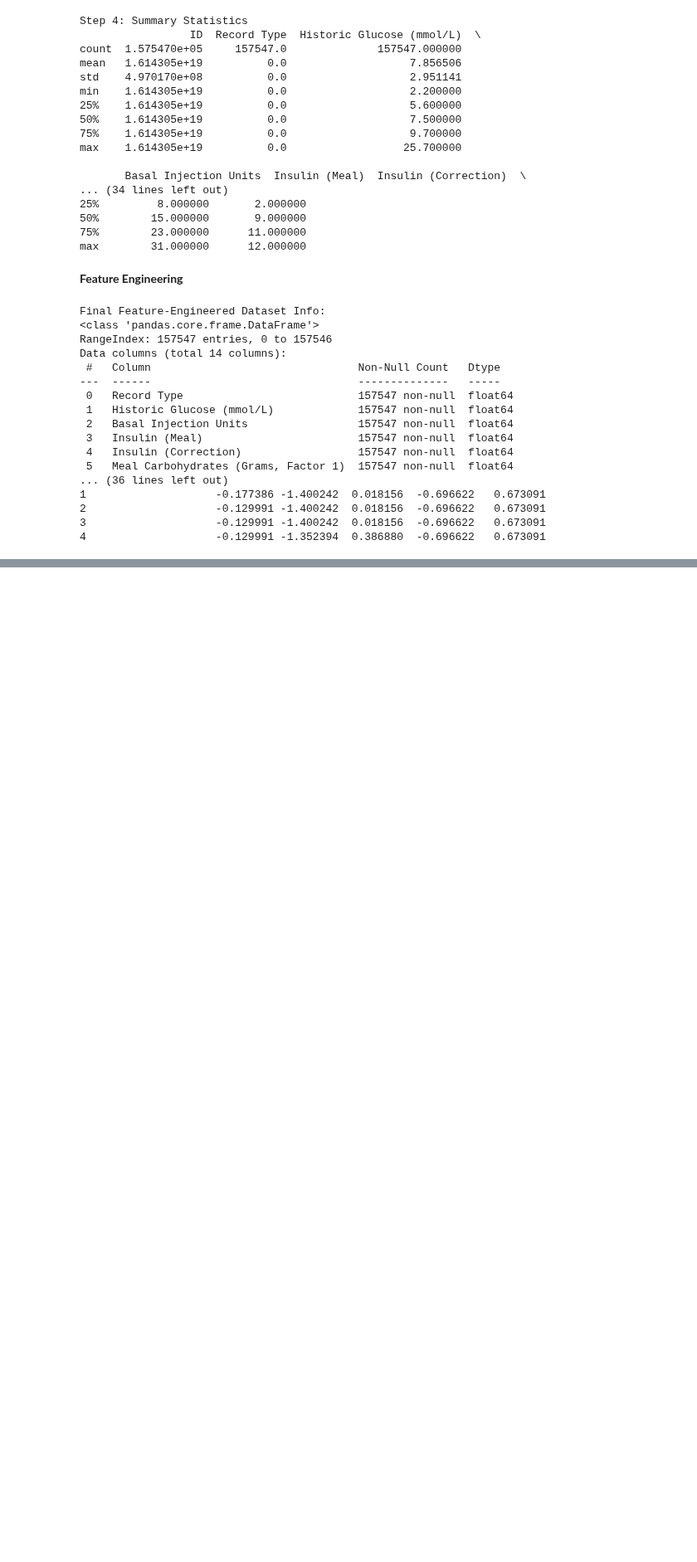
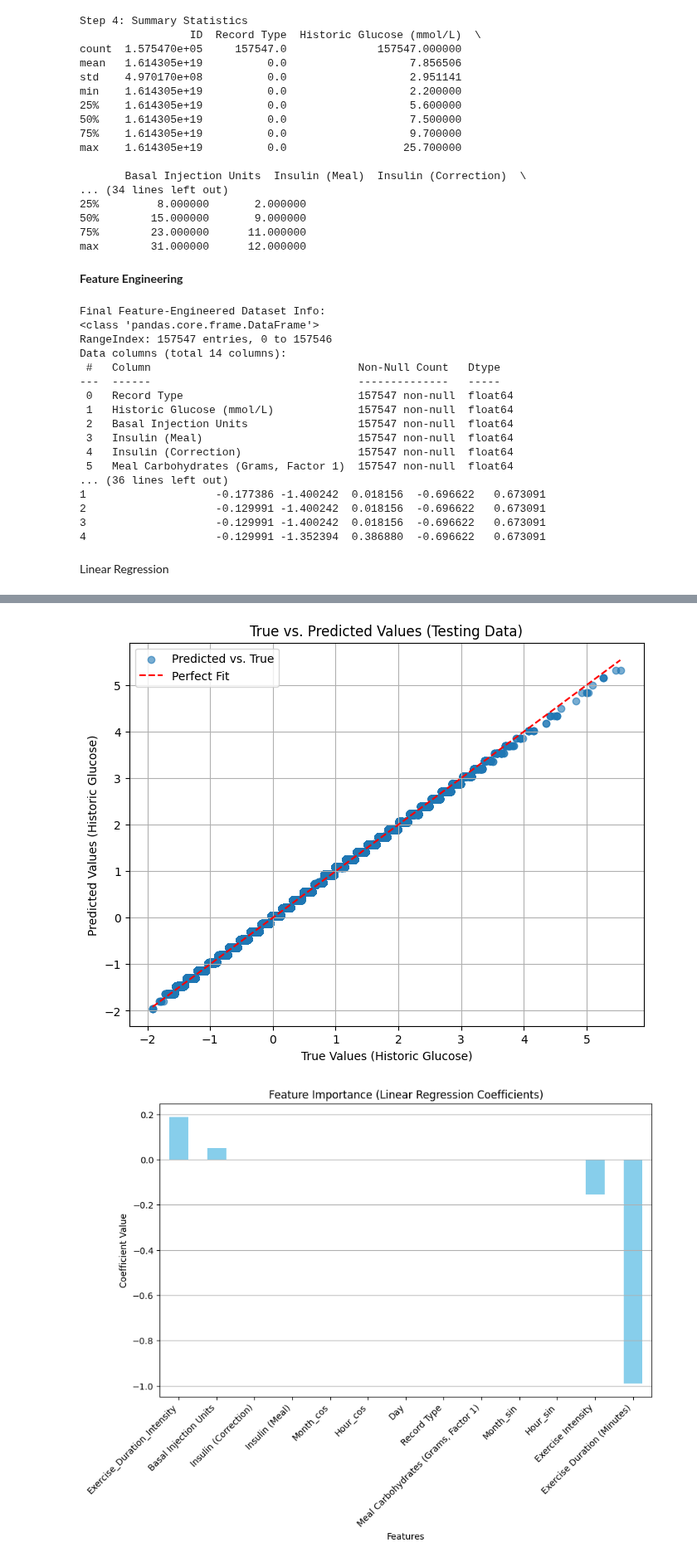
Before and after one commit to SoroushSoleymani/engg680_2024_fall, a Jupyter notebook: ENG680_Project/Comparative_Analysis_of_Machine_Learning_Models.ipynb, the cells around one changed output, grey strips where cells are left out. Shown at 83% size. Cells and saved outputs as stored; diff of their text form; code cells hidden in the pictures; blank space fills up the shorter version.

Commit message:
Soroush did Linear Regression

```diff
--- a/ENG680_Project/Comparative_Analysis_of_Machine_Learning_Models.ipynb
+++ b/ENG680_Project/Comparative_Analysis_of_Machine_Learning_Models.ipynb
@@ -228,3 +228,80 @@ Data columns (total 14 columns):
 2                    -0.129991 -1.400242  0.018156  -0.696622   0.673091
 3                    -0.129991 -1.400242  0.018156  -0.696622   0.673091
 4                    -0.129991 -1.352394  0.386880  -0.696622   0.673091
+# %% [markdown]
+Linear Regression
+# %%
+# Import necessary libraries
+import pandas as pd
+import numpy as np
+from sklearn.linear_model import LinearRegression
+from sklearn.model_selection import train_test_split
+from sklearn.metrics import mean_absolute_error, mean_squared_error, r2_score
+import matplotlib.pyplot as plt
+
+# Step 1: Load and Prepare the Dataset
+# Assuming the feature-engineered dataset is already loaded into the variable `data`
+
+# Define target and features
+target_column = 'Historic Glucose (mmol/L)'
+X = data.drop(columns=[target_column])  # Features
+y = data[target_column]  # Target variable
+
+# Step 2: Split Data into Training and Testing Sets
+X_train, X_test, y_train, y_test = train_test_split(X, y, test_size=0.3, random_state=42)
+
+# Step 3: Initialize and Train the Linear Regression Model
+lr_model = LinearRegression()
+lr_model.fit(X_train, y_train)
+
+# Step 4: Make Predictions
+y_train_pred = lr_model.predict(X_train)
+y_test_pred = lr_model.predict(X_test)
+
+# Step 5: Evaluate the Model
+mae_train = mean_absolute_error(y_train, y_train_pred)
+mae_test = mean_absolute_error(y_test, y_test_pred)
+
+mse_train = mean_squared_error(y_train, y_train_pred)
+mse_test = mean_squared_error(y_test, y_test_pred)
+
+r2_train = r2_score(y_train, y_train_pred)
+r2_test = r2_score(y_test, y_test_pred)
+
+# Print Evaluation Metrics
+print("Linear Regression Model Evaluation:")
+print(f"Training MAE: {mae_train:.4f}, Testing MAE: {mae_test:.4f}")
+print(f"Training MSE: {mse_train:.4f}, Testing MSE: {mse_test:.4f}")
+print(f"Training R^2: {r2_train:.4f}, Testing R^2: {r2_test:.4f}")
+
+# Step 6: Analyze Feature Importance
+coefficients = pd.DataFrame({
+    'Feature': X.columns,
+    'Coefficient': lr_model.coef_
+}).sort_values(by='Coefficient', ascending=False)
+
+print("\nFeature Importance (Linear Regression Coefficients):")
+print(coefficients)
+
+# Step 7: Visualizations
+
+# True vs. Predicted Values (Testing Data)
+plt.figure(figsize=(8, 6))
+plt.scatter(y_test, y_test_pred, alpha=0.6, label="Predicted vs. True")
+plt.plot([min(y_test), max(y_test)], [min(y_test), max(y_test)], color='red', linestyle='--', label="Perfect Fit")
+plt.title("True vs. Predicted Values (Testing Data)")
+plt.xlabel("True Values (Historic Glucose)")
+plt.ylabel("Predicted Values (Historic Glucose)")
+plt.legend()
+plt.grid(True)
+plt.show()
+
+# Feature Importance (Coefficients)
+coefficients.plot(kind='bar', x='Feature', y='Coefficient', figsize=(10, 6), legend=False, color="skyblue")
+plt.title("Feature Importance (Linear Regression Coefficients)")
+plt.ylabel("Coefficient Value")
+plt.xlabel("Features")
+plt.grid(axis='y')
+plt.xticks(rotation=45, ha='right')
+plt.show()
+# %% [output]
@@ -230,0 +328,2 @@ Data columns (total 14 columns):
+[figure, added]
+[figure, added]
```
Also changed, not shown: parts of 1 cell of this notebook.
